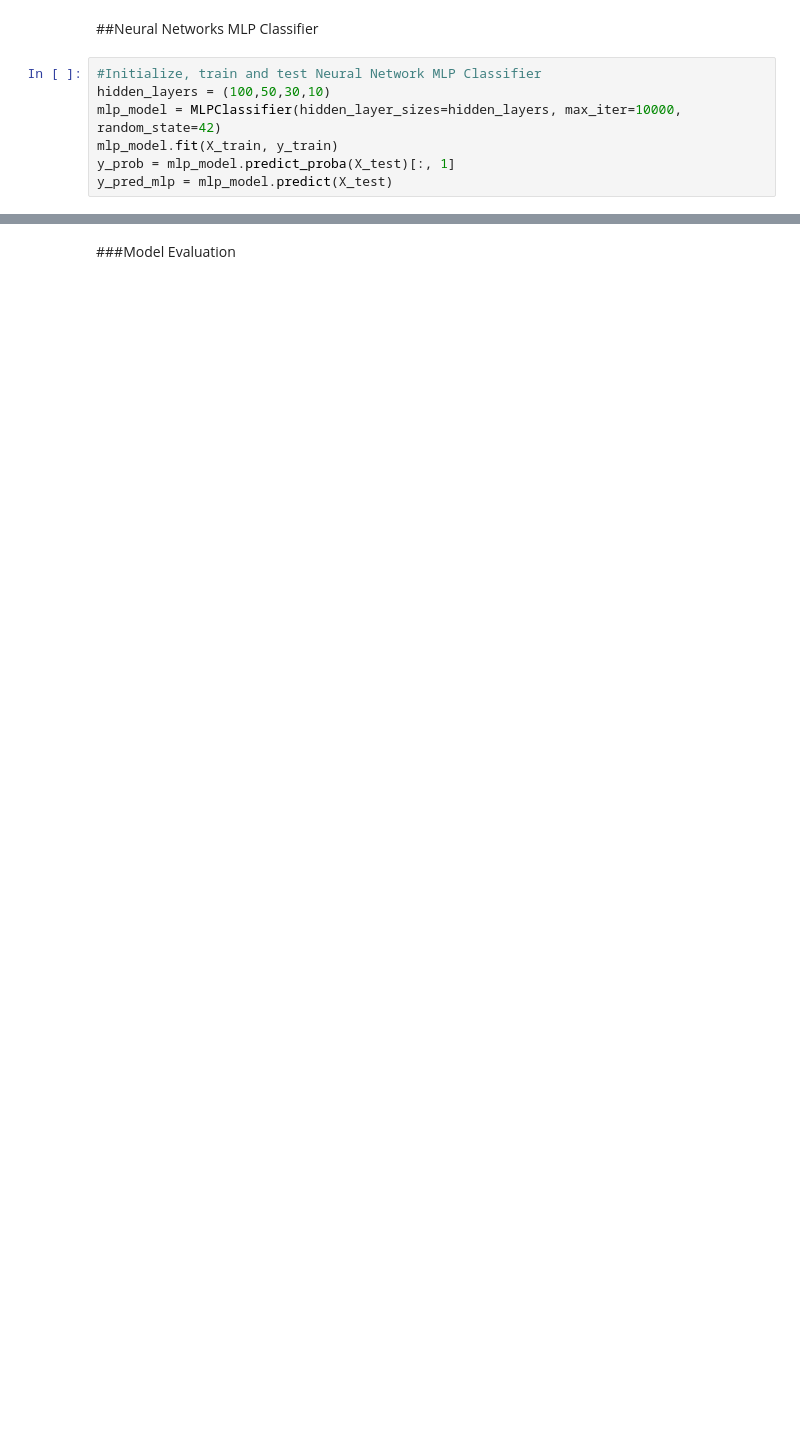
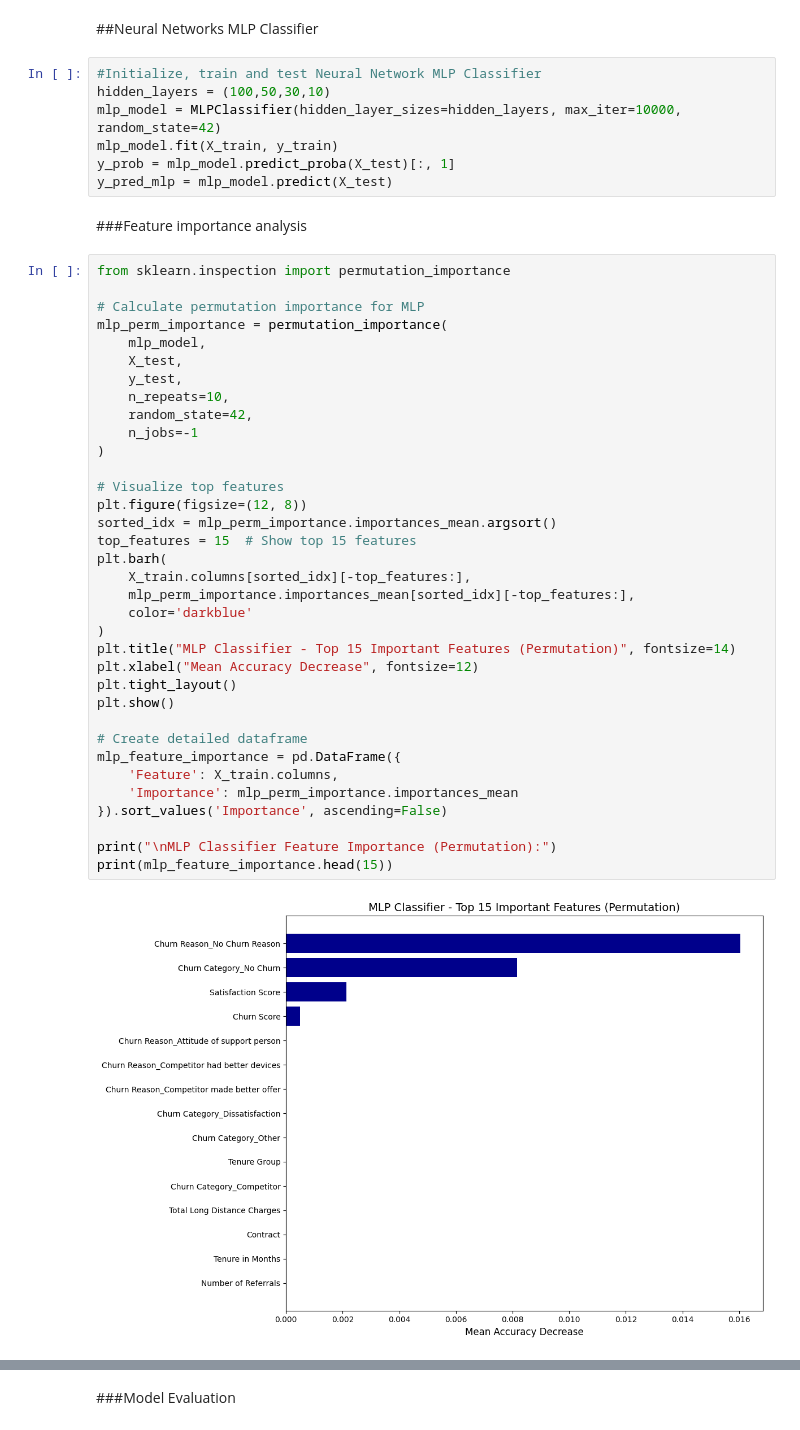
Before and after one commit to cheredi/Customer_churn, a Jupyter notebook: TATYANA_AMUGO_FINALPROJECT_CODE.ipynb, the cells around one changed output, grey strips where cells are left out. Drawn from its saved outputs; the diff is of its cells as text; blank space fills up the shorter version.

```diff
--- a/TATYANA_AMUGO_FINALPROJECT_CODE.ipynb
+++ b/TATYANA_AMUGO_FINALPROJECT_CODE.ipynb
@@ -317,3 +525,42 @@ mlp_model = MLPClassifier(hidden_layer_sizes=hidden_layers, max_iter=10000, rand
 mlp_model.fit(X_train, y_train)
 y_prob = mlp_model.predict_proba(X_test)[:, 1]
 y_pred_mlp = mlp_model.predict(X_test)
+# %% [markdown]
+###Feature importance analysis
+# %%
+from sklearn.inspection import permutation_importance
+
+# Calculate permutation importance for MLP
+mlp_perm_importance = permutation_importance(
+    mlp_model,
+    X_test,
+    y_test,
+    n_repeats=10,
+    random_state=42,
+    n_jobs=-1
+)
+
+# Visualize top features
+plt.figure(figsize=(12, 8))
+sorted_idx = mlp_perm_importance.importances_mean.argsort()
+top_features = 15  # Show top 15 features
+plt.barh(
+    X_train.columns[sorted_idx][-top_features:],
+    mlp_perm_importance.importances_mean[sorted_idx][-top_features:],
+    color='darkblue'
+)
+plt.title("MLP Classifier - Top 15 Important Features (Permutation)", fontsize=14)
+plt.xlabel("Mean Accuracy Decrease", fontsize=12)
+plt.tight_layout()
+plt.show()
+
+# Create detailed dataframe
+mlp_feature_importance = pd.DataFrame({
+    'Feature': X_train.columns,
+    'Importance': mlp_perm_importance.importances_mean
+}).sort_values('Importance', ascending=False)
+
+print("\nMLP Classifier Feature Importance (Permutation):")
+print(mlp_feature_importance.head(15))
+# %% [output]
+[figure, added]
```
Also changed, not shown: parts of 34 cells of this notebook.
